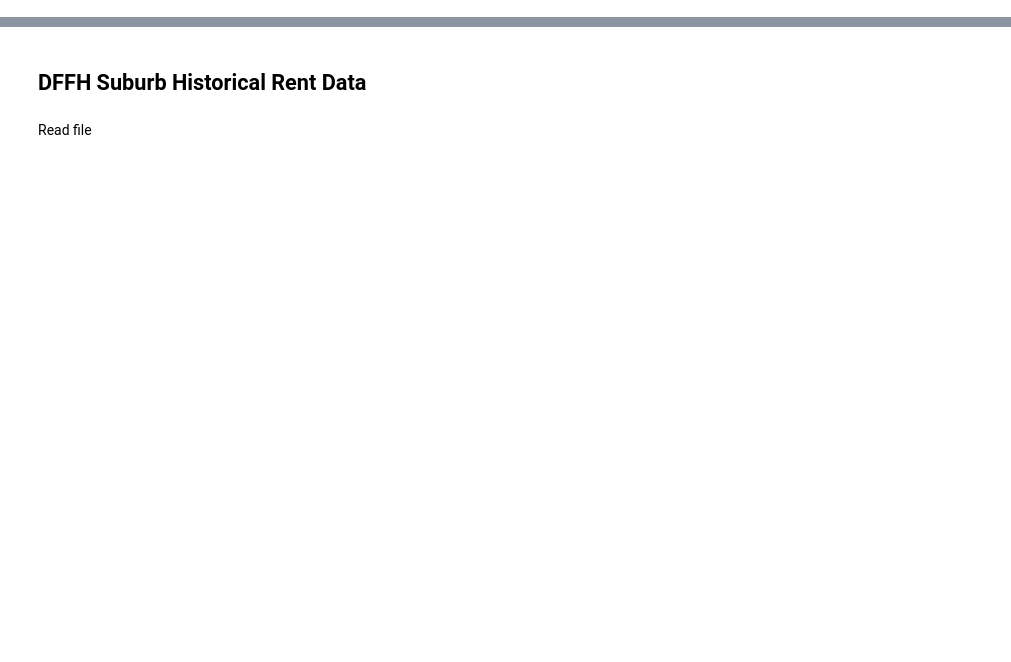
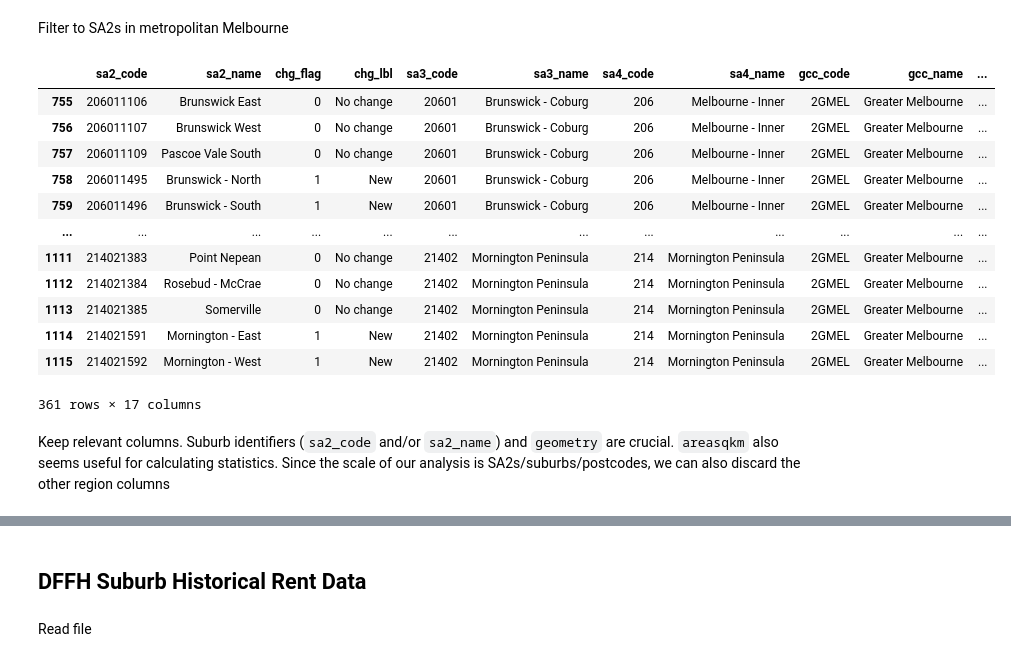
Before and after one commit to MAST30034-AppliedDataScience/project-2-group-real-estate-industry-project-21, a Jupyter notebook: notebooks/curate_external.ipynb, the cells around one changed output, grey strips where cells are left out. Saved outputs shown, nothing was run; the diff lists cells and outputs as text; code cells hidden in the pictures; blank space fills up the shorter version.

```diff
--- a/notebooks/curate_external.ipynb
+++ b/notebooks/curate_external.ipynb
@@ -7,0 +114,22 @@ import geopandas as gpd
+# %% [markdown]
+Filter to SA2s in metropolitan Melbourne
+# %%
+sa2_sf = sa2_sf[sa2_sf["gcc_name"] == "Greater Melbourne"]
+
+sa2_sf
+# %% [output]
+|  | sa2_code | sa2_name | chg_flag | chg_lbl | sa3_code | sa3_name | sa4_code | sa4_name | gcc_code | gcc_name | ... |
+| 755 | 206011106 | Brunswick East | 0 | No change | 20601 | Brunswick - Coburg | 206 | Melbourne - Inner | 2GMEL | Greater Melbourne | ... |
+| 756 | 206011107 | Brunswick West | 0 | No change | 20601 | Brunswick - Coburg | 206 | Melbourne - Inner | 2GMEL | Greater Melbourne | ... |
+| 757 | 206011109 | Pascoe Vale South | 0 | No change | 20601 | Brunswick - Coburg | 206 | Melbourne - Inner | 2GMEL | Greater Melbourne | ... |
+| 758 | 206011495 | Brunswick - North | 1 | New | 20601 | Brunswick - Coburg | 206 | Melbourne - Inner | 2GMEL | Greater Melbourne | ... |
+| 759 | 206011496 | Brunswick - South | 1 | New | 20601 | Brunswick - Coburg | 206 | Melbourne - Inner | 2GMEL | Greater Melbourne | ... |
+| ... | ... | ... | ... | ... | ... | ... | ... | ... | ... | ... | ... |
+| 1111 | 214021383 | Point Nepean | 0 | No change | 21402 | Mornington Peninsula | 214 | Mornington Peninsula | 2GMEL | Greater Melbourne | ... |
+| 1112 | 214021384 | Rosebud - McCrae | 0 | No change | 21402 | Mornington Peninsula | 214 | Mornington Peninsula | 2GMEL | Greater Melbourne | ... |
+| 1113 | 214021385 | Somerville | 0 | No change | 21402 | Mornington Peninsula | 214 | Mornington Peninsula | 2GMEL | Greater Melbourne | ... |
+| 1114 | 214021591 | Mornington - East | 1 | New | 21402 | Mornington Peninsula | 214 | Mornington Peninsula | 2GMEL | Greater Melbourne | ... |
+| 1115 | 214021592 | Mornington - West | 1 | New | 21402 | Mornington Peninsula | 214 | Mornington Peninsula | 2GMEL | Greater Melbourne | ... |
+361 rows × 17 columns
+# %% [markdown]
+Keep relevant columns. Suburb identifiers (`sa2_code` and/or `sa2_name`) and `geometry` are crucial. `areasqkm` also seems useful for calculating statistics. Since the scale of our analysis is SA2s/suburbs/postcodes, we can also discard the other region columns
```
Also changed, not shown: parts of 359 cells of this notebook, 1 other file.
